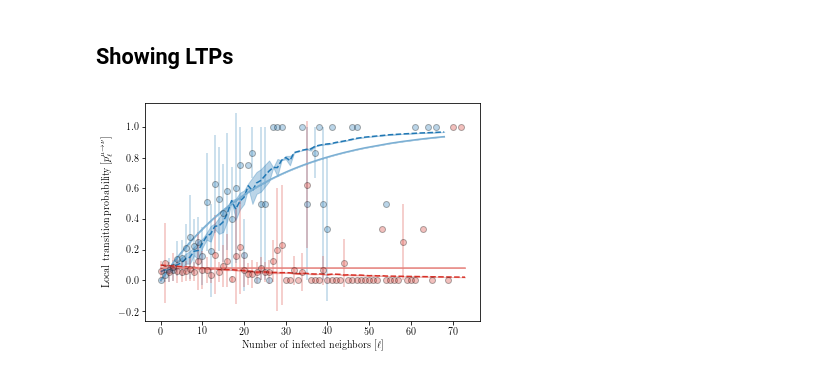
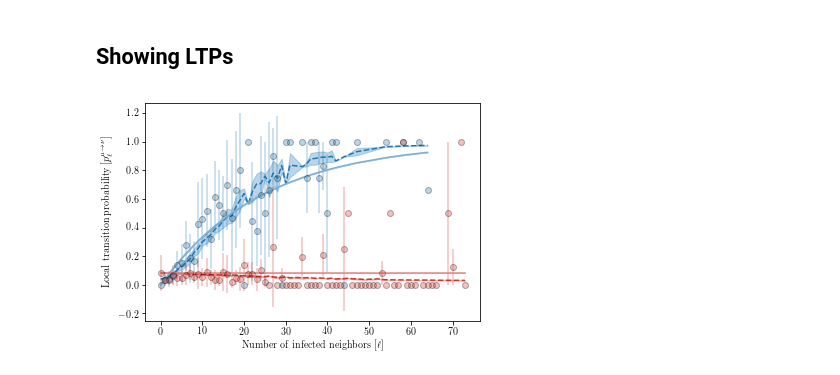
Before and after one commit to charlesmurphy1/dynalearn, a Jupyter notebook: notebooks/sis-barabasi_albert.ipynb, the cells around one changed output. Cells and saved outputs as stored; diff of their text form; code cells hidden in the pictures.

```diff
--- a/notebooks/sis-barabasi_albert.ipynb
+++ b/notebooks/sis-barabasi_albert.ipynb
@@ -24,11 +24,11 @@ if os.path.exists("media/" + getpass.getuser() + "LaCie/"):
 
 
 param_dict = {
-    "name": "sis_ba_0",
+    "name": "test_experiment",
     "graph": {"name": "BAGraph", "params": {"N": 1000, "M": 2}},
     "dynamics": {
         "name": "SIS",
-        "params": {"infection_prob": 0.04, "recovery_prob": 0.08, "init_state": "None"},
+        "params": {"infection": 0.04, "recovery": 0.08, "init": "None"},
     },
     "model": {
         "name": "LocalStatePredictor",
@@ -61,7 +61,7 @@ param_dict = {
                 "sampling_bias": 0.6,
                 "val_bias": 0.8,
                 "replace": 1,
-                "resample": 100,
+                "resample": 1000,
                 "sample_from_weights": 0,
             },
         },
@@ -82,6 +82,8 @@ param_dict = {
         "TrueStarLTPMetrics",
         "GNNStarLTPMetrics",
         "StatisticsMetrics",
+        "PoissonEpidemicsMFMetrics",
+        "PoissonEpidemicsSSMetrics",
     ],
     "path_to_dir": path_to_dir,
     "filename_data": "data.h5",
@@ -96,7 +98,8 @@ experiment = dl.Experiment(param_dict)
 # %% [markdown]
 ## Generating the training and validation datasets
 # %%
-if os.path.exists(os.path.join(experiment.path_to_dir, experiment.name, experiment.filename_data)):
+overwrite = False
+if os.path.exists(os.path.join(experiment.path_to_dir, experiment.name, experiment.filename_data)) and not overwrite:
     experiment.load_data()
 else:
     experiment.generate_data()
@@ -106,7 +107,7 @@ Partitioning generator for validation
 # %% [markdown]
 ## Training the GNN model
 # %%
-if os.path.exists(os.path.join(experiment.path_to_dir, experiment.name, experiment.filename_model)):
+if os.path.exists(os.path.join(experiment.path_to_dir, experiment.name, experiment.filename_model)) and not overwrite:
     experiment.load_model()
 else:
     experiment.train_model()
@@ -132,8 +115,8 @@ Epoch 00020: val_loss did not improve from 0.35548
 # %% [markdown]
 ## Computing the metrics post training
 # %%
-if os.path.exists(os.path.join(experiment.path_to_dir, experiment.name, experiment.filename_metrics)):
-    experiment.load_metric()
+if os.path.exists(os.path.join(experiment.path_to_dir, experiment.name, experiment.filename_metrics)) and not overwrite:
+    experiment.load_metrics()
 else:
     experiment.compute_metrics()
     experiment.save_metrics()
@@ -142,27 +125,27 @@ else:
 # %%
 transitions = [(0, 1), (1, 0)]
 transition_labels = [("S", "I"), ("I", "S")]
 
 color_true = [dl.utilities.color_pale["blue"], dl.utilities.color_pale["red"]]
 color_gnn = [dl.utilities.color_dark["blue"], dl.utilities.color_dark["red"]]
 handles = []
 
 for i, t in enumerate(transitions):
-    x, y, err = experiment.metrics["MLELTPMetrics"].aggregate(in_state=t[0], out_state=t[1], dataset="train")
+    x, y, err = experiment.metrics["MLELTPMetrics"].aggregate(experiment.metrics["MLELTPMetrics"].data["ltp/train"], in_state=t[0], out_state=t[1])
     plt.errorbar(x, y, yerr=err, linestyle='None', marker='o', color=color_gnn[i], alpha=0.3,
                  markeredgewidth=1,
                  markeredgecolor='k')
 
-    x, y, err = experiment.metrics["GNNLTPMetrics"].aggregate(in_state=t[0], out_state=t[1], dataset="val")
+    x, y, err = experiment.metrics["GNNLTPMetrics"].aggregate(experiment.metrics["GNNLTPMetrics"].data["ltp/train"], in_state=t[0], out_state=t[1])
     plt.fill_between(x, y - err, y + err, color=color_gnn[i], alpha=0.3)
     plt.plot(x, y, linestyle='--', color=color_gnn[i])
 
-    x, y, err = experiment.metrics["TrueLTPMetrics"].aggregate(in_state=t[0], out_state=t[1], dataset="val")
+    x, y, err = experiment.metrics["TrueLTPMetrics"].aggregate(experiment.metrics["TrueLTPMetrics"].data["ltp/train"],in_state=t[0], out_state=t[1])
     plt.fill_between(x, y - err, y + err, color=color_gnn[i], alpha=0.3)
     plt.plot(x, y, linestyle='-', color=color_true[i])
 
 plt.xlabel(r"Number of infected neighbors $[\ell]$")
 plt.ylabel(r"Local transition probability $[p^{\mu\to\nu}_\ell]$")
 plt.show()
 # %% [output]
-[figure, old version]
+[figure, new version]
```
Also changed, not shown: parts of 2 cells of this notebook.
